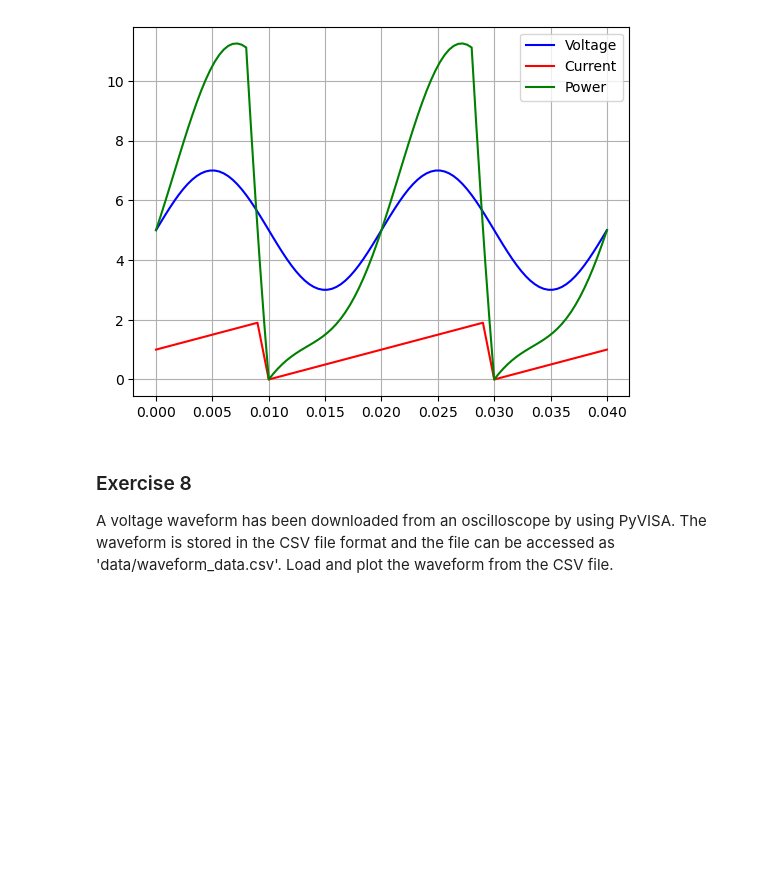
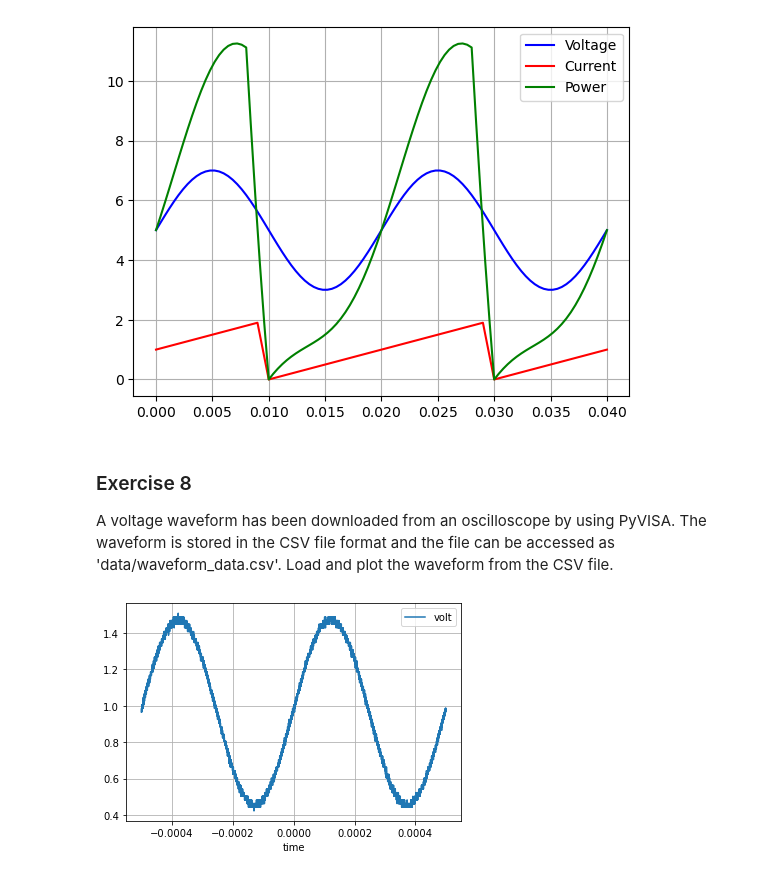
Before and after one commit to wooihaw/pica_jan2023, a Jupyter notebook: Exercises.ipynb, the cells around one changed output. Cells and saved outputs as stored; diff of their text form; code cells hidden in the pictures; blank space fills up the shorter version.

```diff
--- a/Exercises.ipynb
+++ b/Exercises.ipynb
@@ -187,3 +187,15 @@ plt.show()
 # %% [markdown]
 ### Exercise 8
 A voltage waveform has been downloaded from an oscilloscope by using PyVISA. The waveform is stored in the CSV file format and the file can be accessed as 'data/waveform_data.csv'. Load and plot the waveform from the CSV file.
+# %%
+import matplotlib.pyplot as plt
+from pandas import read_csv
+
+df = read_csv('data/waveform_data.csv', header=None, names=('time', 'volt'))
+df.set_index('time', inplace=True)
+
+df.plot()
+plt.grid('both')
+plt.show()
+# %% [output]
+[figure, added]
```
